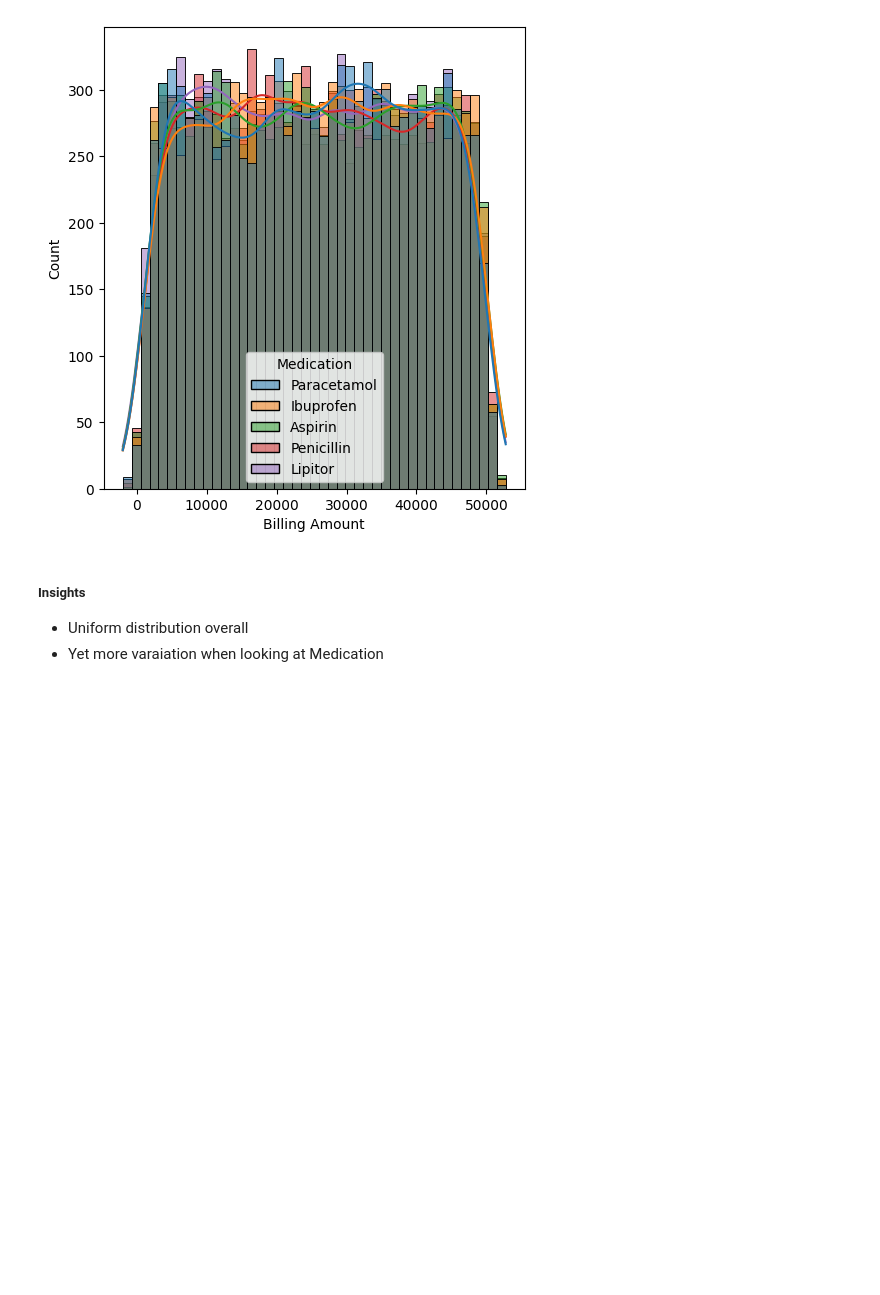
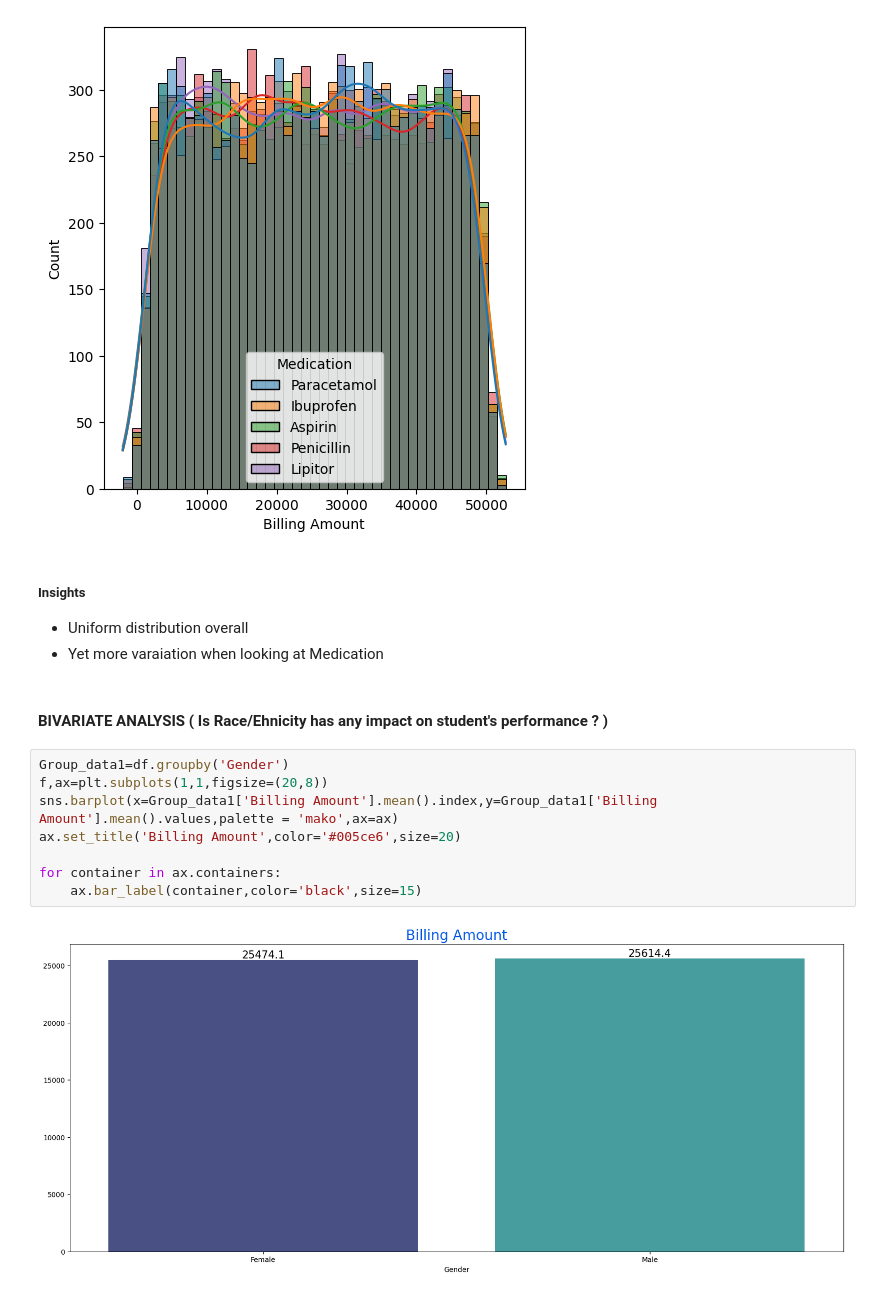
Before and after one commit to Jrodrigo06/MLProject-HealthCareBilling, a Jupyter notebook: notebook/EDA.ipynb, the cells around one changed output. Saved outputs shown, nothing was run; the diff lists cells and outputs as text; blank space fills up the shorter version.

```diff
--- a/notebook/EDA.ipynb
+++ b/notebook/EDA.ipynb
@@ -223,3 +223,15 @@ plt.show()
 #####  Insights
 - Uniform distribution overall
 - Yet more varaiation when looking at Medication
+# %% [markdown]
+#### BIVARIATE ANALYSIS ( Is Race/Ehnicity has any impact on student's performance ? )
+# %%
+Group_data1=df.groupby('Gender')
+f,ax=plt.subplots(1,1,figsize=(20,8))
+sns.barplot(x=Group_data1['Billing Amount'].mean().index,y=Group_data1['Billing Amount'].mean().values,palette = 'mako',ax=ax)
+ax.set_title('Billing Amount',color='#005ce6',size=20)
+
+for container in ax.containers:
+    ax.bar_label(container,color='black',size=15)
+# %% [output]
+[figure, added]
```
Also changed, not shown: parts of 6 cells of this notebook.
